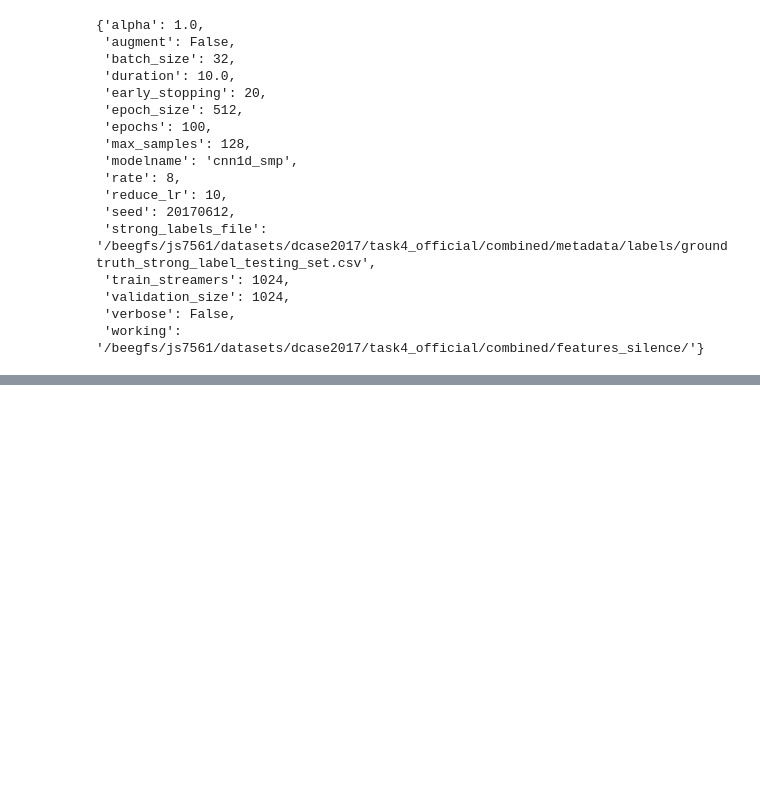
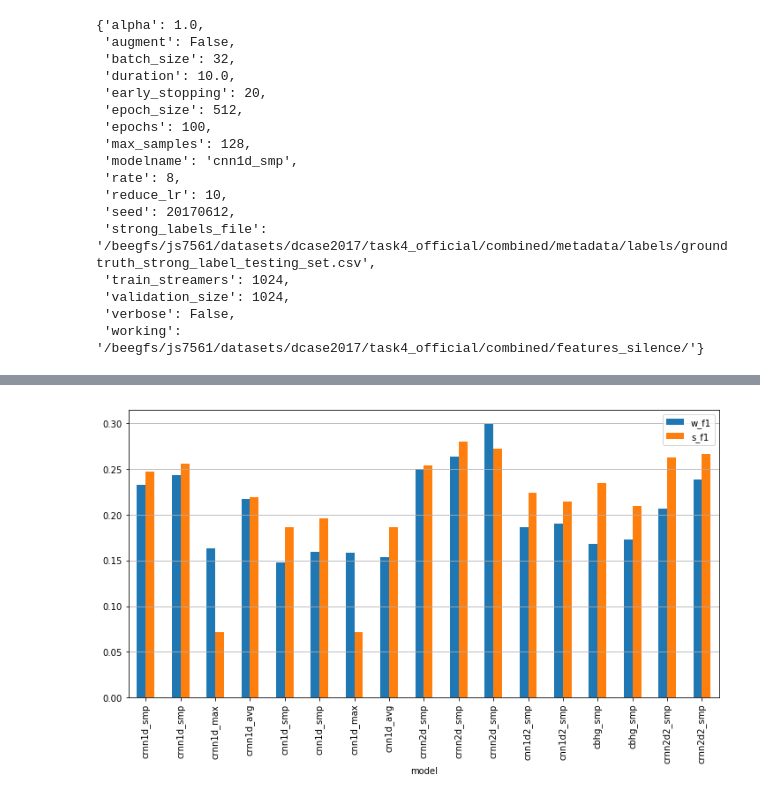
Before and after one commit to marl/milsed, a Jupyter notebook: notebooks/v1/01_model_results.ipynb, the cells around one changed output, grey strips where cells are left out. Drawn from its saved outputs; the diff is of its cells as text; code cells hidden in the pictures; blank space fills up the shorter version.

Commit message:
updated results

```diff
--- a/notebooks/v1/01_model_results.ipynb
+++ b/notebooks/v1/01_model_results.ipynb
@@ -4,6 +4,10 @@ import milsed
 import json
 import pickle
 import os
+import matplotlib.pyplot as plt
+import seaborn as sns
+import pandas as pd
+sns.set()
 # %% [output]
 Using TensorFlow backend.
 # %%
@@ -170,0 +192,6 @@ milsed.eval.compare_results(OUTPUT_PATH, models4)
+# %%
+models5 = (['190cd92.0', '4f1bfbc.5', '190cd92.1', '190cd92.2', '190cd92.3', '4f1bfbc.6', '190cd92.4',
+            '190cd92.5', 'bb949b2.4', '4f1bfbc.7', '4f1bfbc.1', 'bf9940f.1', '4f1bfbc.2', '32e1f20.0', '4f1bfbc.3',
+            'bb949b2.1', '4f1bfbc.4'])
+# %%
+df5 = milsed.eval.compare_results(OUTPUT_PATH, models5)
@@ -170,0 +219,5 @@ milsed.eval.compare_results(OUTPUT_PATH, models4)
+# %%
+df5.plot.bar(x='model', y=['w_f1', 's_f1'], figsize=(12,6))
+plt.grid(axis='y')
+# %% [output]
+[figure, added]
```
Also changed, not shown: parts of 50 cells of this notebook.
